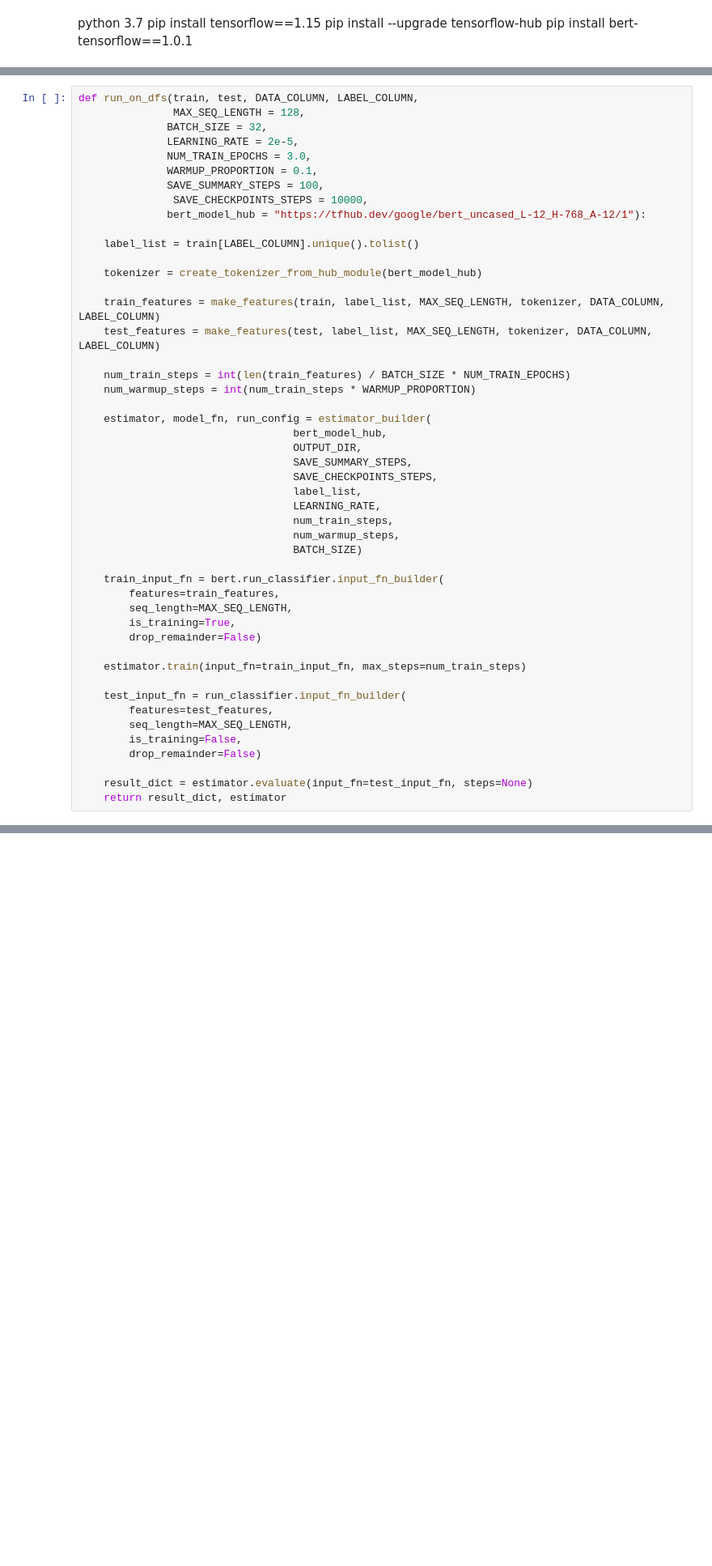
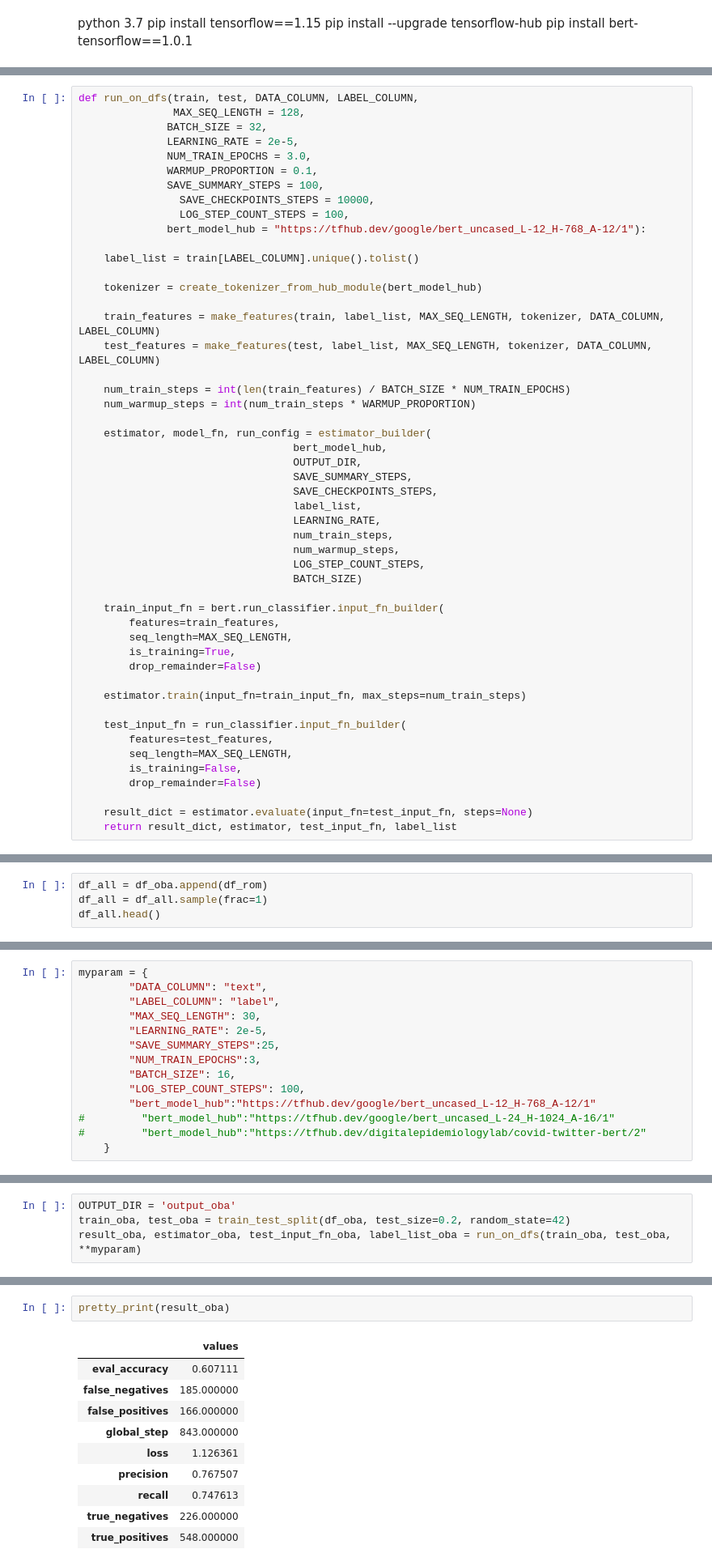
Before and after one commit to chiehhsi/Tweets_Sentiment_Analysis, a Jupyter notebook: BERT.ipynb, the cells around one changed output, grey strips where cells are left out. Shown: that part at 81% size. Drawn from its saved outputs; the diff is of its cells as text; blank space fills up the shorter version.

Commit message:
complete BERT

```diff
--- a/BERT.ipynb
+++ b/BERT.ipynb
@@ -217,7 +222,8 @@ def run_on_dfs(train, test, DATA_COLUMN, LABEL_COLUMN,
               NUM_TRAIN_EPOCHS = 3.0,
               WARMUP_PROPORTION = 0.1,
               SAVE_SUMMARY_STEPS = 100,
-               SAVE_CHECKPOINTS_STEPS = 10000,
+                SAVE_CHECKPOINTS_STEPS = 10000,
+                LOG_STEP_COUNT_STEPS = 100,
               bert_model_hub = "https://tfhub.dev/google/bert_uncased_L-12_H-768_A-12/1"):
 
     label_list = train[LABEL_COLUMN].unique().tolist()
@@ -239,6 +245,7 @@ def run_on_dfs(train, test, DATA_COLUMN, LABEL_COLUMN,
                                   LEARNING_RATE,
                                   num_train_steps,
                                   num_warmup_steps,
+                                  LOG_STEP_COUNT_STEPS,
                                   BATCH_SIZE)
 
     train_input_fn = bert.run_classifier.input_fn_builder(
@@ -256,4 +263,4 @@ def run_on_dfs(train, test, DATA_COLUMN, LABEL_COLUMN,
         drop_remainder=False)
 
     result_dict = estimator.evaluate(input_fn=test_input_fn, steps=None)
-    return result_dict, estimator
+    return result_dict, estimator, test_input_fn, label_list
@@ -384,0 +299,4 @@ pretty_print(result)
+# %%
+df_all = df_oba.append(df_rom)
+df_all = df_all.sample(frac=1)
+df_all.head()
@@ -384,0 +310,14 @@ pretty_print(result)
+# %%
+myparam = {
+        "DATA_COLUMN": "text",
+        "LABEL_COLUMN": "label",
+        "MAX_SEQ_LENGTH": 30,
+        "LEARNING_RATE": 2e-5,
+        "SAVE_SUMMARY_STEPS":25,
+        "NUM_TRAIN_EPOCHS":3,
+        "BATCH_SIZE": 16,
+        "LOG_STEP_COUNT_STEPS": 100,
+        "bert_model_hub":"https://tfhub.dev/google/bert_uncased_L-12_H-768_A-12/1"
+#         "bert_model_hub":"https://tfhub.dev/google/bert_uncased_L-24_H-1024_A-16/1"
+#         "bert_model_hub":"https://tfhub.dev/digitalepidemiologylab/covid-twitter-bert/2"
+    }
@@ -384,0 +327,4 @@ pretty_print(result)
+# %%
+OUTPUT_DIR = 'output_oba'
+train_oba, test_oba = train_test_split(df_oba, test_size=0.2, random_state=42)
+result_oba, estimator_oba, test_input_fn_oba, label_list_oba = run_on_dfs(train_oba, test_oba, **myparam)
@@ -384,0 +345,13 @@ pretty_print(result)
+# %%
+pretty_print(result_oba)
+# %% [output]
+|  | values |
+| eval_accuracy | 0.607111 |
+| false_negatives | 185.000000 |
+| false_positives | 166.000000 |
+| global_step | 843.000000 |
+| loss | 1.126361 |
+| precision | 0.767507 |
+| recall | 0.747613 |
+| true_negatives | 226.000000 |
+| true_positives | 548.000000 |
```
Also changed, not shown: parts of 53 cells of this notebook.
